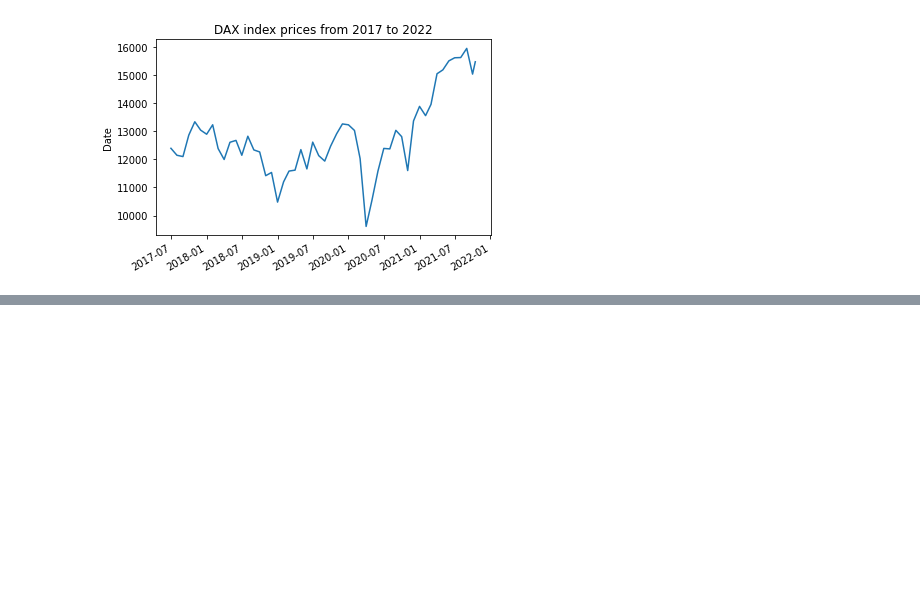
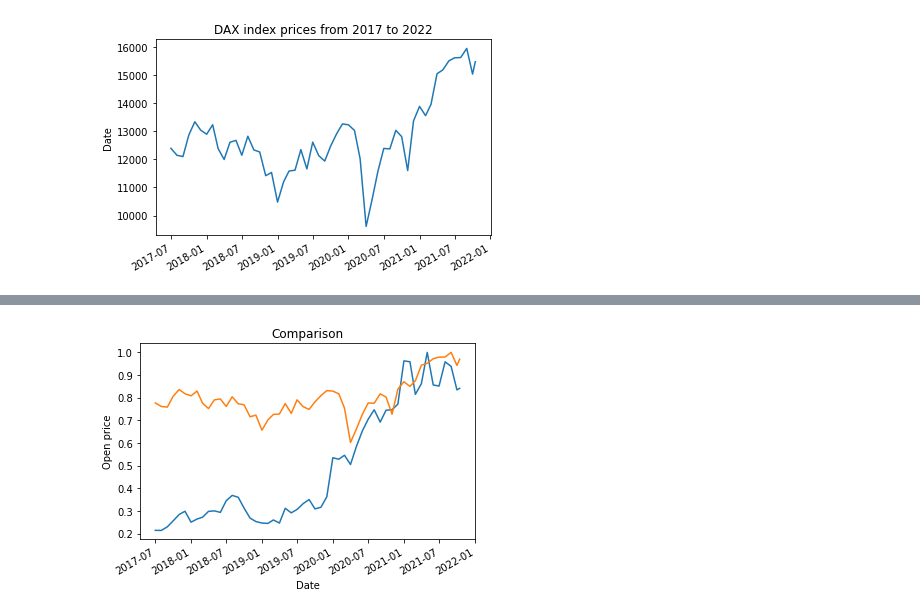
Before and after one commit to nispero22/stock-analysis, a Jupyter notebook: Delivery Hero analysis.ipynb, the cells around one changed output, grey strips where cells are left out. Drawn from its saved outputs; the diff is of its cells as text; code cells hidden in the pictures; blank space fills up the shorter version.

```diff
--- a/Delivery Hero analysis.ipynb
+++ b/Delivery Hero analysis.ipynb
@@ -61,0 +62,9 @@ plt.gcf().autofmt_xdate()
+# %%
+plt.title("Comparison")
+plt.ylabel("Open price")
+plt.xlabel("Date")
+plt.plot(delivery_hero_stock["Date"],delivery_hero_stock["Open"]/delivery_hero_stock["Open"].max())
+plt.plot(DAX_index["Date"],DAX_index["Open"]/DAX_index["Open"].max())
+plt.gcf().autofmt_xdate()
+# %% [output]
+[figure, added]
```
Also changed, not shown: parts of 2 cells of this notebook.
